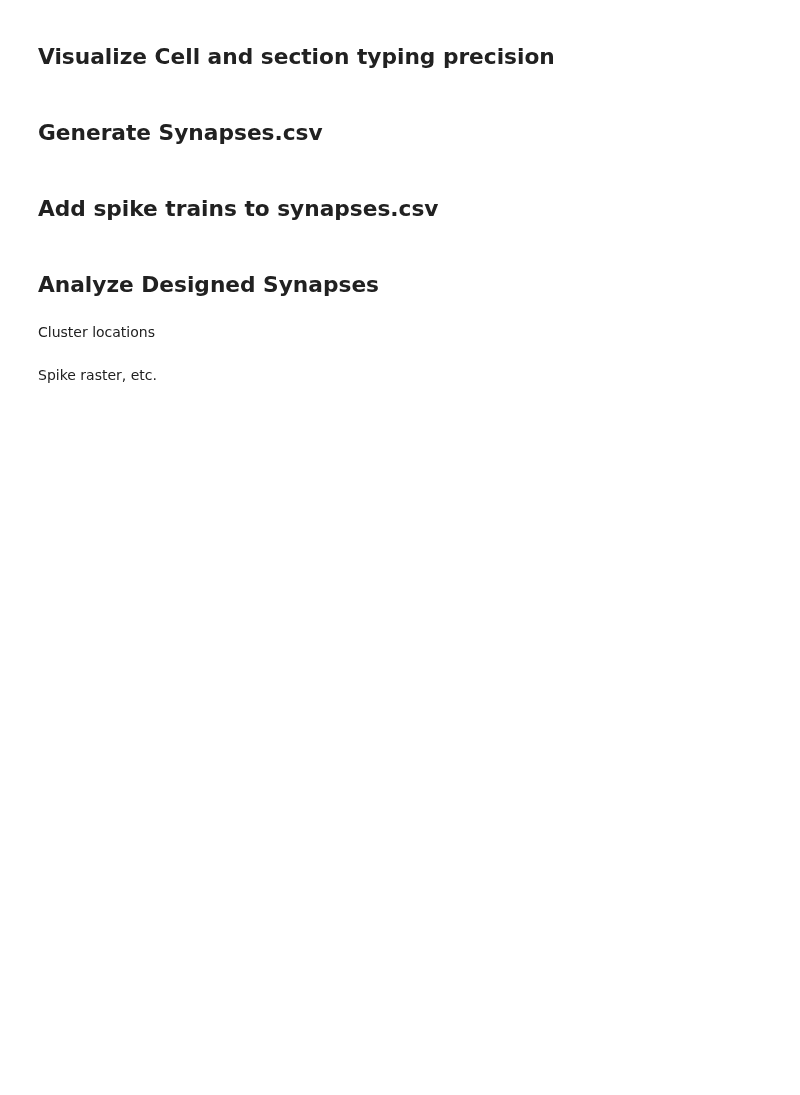
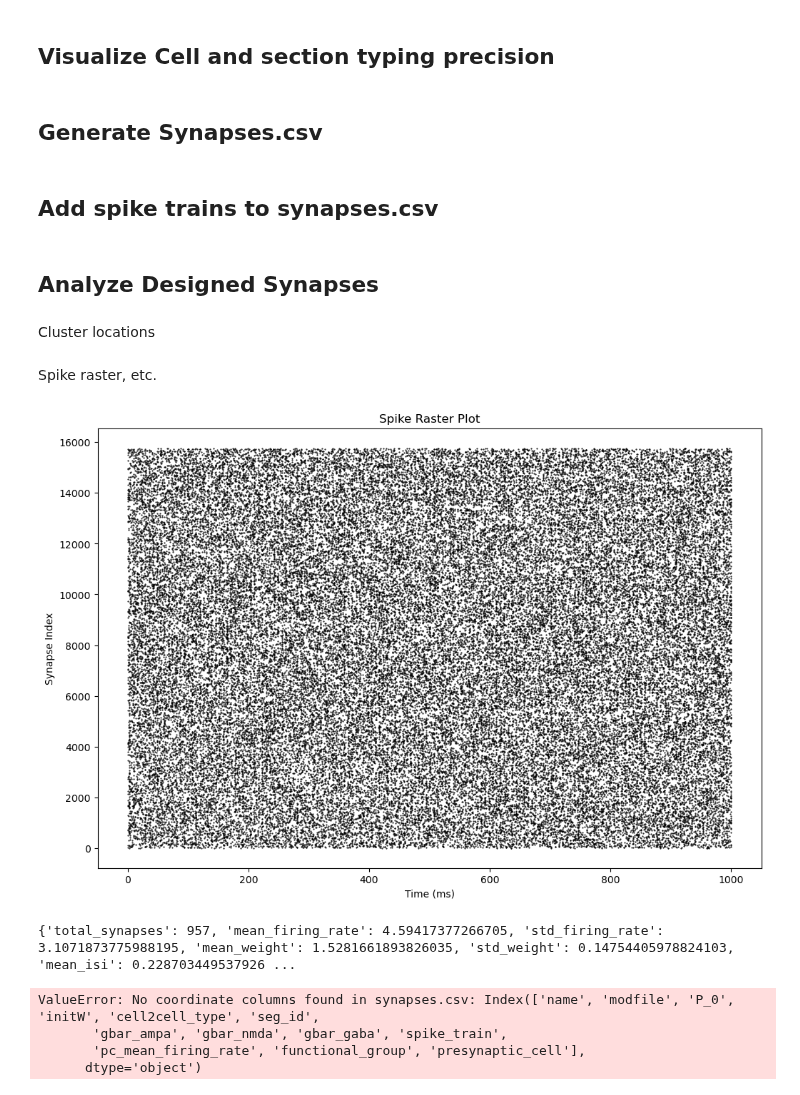
Before and after one commit to davidfague/Neural-Modeling, a Jupyter notebook: notebooks/AA_pre_sim.ipynb, the cells around one changed output. Saved outputs shown, nothing was run; the diff lists cells and outputs as text; code cells hidden in the pictures; blank space fills up the shorter version.

```diff
--- a/notebooks/AA_pre_sim.ipynb
+++ b/notebooks/AA_pre_sim.ipynb
@@ -47,0 +56,3 @@ simulator.sims_dir
+# %%
+sim_dir = os.path.join(simulator.sims_dir, simulator.sim_titles[0]) # choose first simulation directory for the example.
+sim_dir
@@ -213,32 +230,40 @@ for sec_type in parameters.inh_clustering.keys():
 # %% [markdown]
 Spike raster, etc.
 # %%
+from Modules.synapse_analysis import SynapseAnalyzer
 # Initialize the analyzer with your simulation directory
-analyzer = SynapseAnalyzer("path/to/sim/dir")
+analyzer = SynapseAnalyzer(sim_dir)
 
 # Generate a spike raster plot for excitatory synapses
 analyzer.plot_spike_raster(
     synapse_types=['exc'],
     time_window=(0, 1000),  # First second of simulation
     save_path='spike_raster.png'
 )
 
 # Get statistics for a specific functional group
 stats = analyzer.analyze_cluster_statistics(
     functional_group_id=0,
     synapse_type='exc'
 )
 print(stats)
 
 # Plot the spatial distribution of synapses
 analyzer.plot_cluster_spatial_distribution(
     synapse_type='exc',
     save_path='spatial_distribution.png'
 )
 
 # Analyze correlations between spike trains
 analyzer.plot_correlation_matrix(
     synapse_type='exc',
     time_window=(0, 1000),
     save_path='correlation_matrix.png'
 )
+# %% [output]
+[figure, added]
+{'total_synapses': 957, 'mean_firing_rate': 4.59417377266705, 'std_firing_rate': 3.1071873775988195, 'mean_weight': 1.5281661893826035, 'std_weight': 0.14754405978824103, 'mean_isi': 0.228703449537926 ...
+ValueError: No coordinate columns found in synapses.csv: Index(['name', 'modfile', 'P_0', 'initW', 'cell2cell_type', 'seg_id',
+       'gbar_ampa', 'gbar_nmda', 'gbar_gaba', 'spike_train',
+       'pc_mean_firing_rate', 'functional_group', 'presynaptic_cell'],
+      dtype='object')
```
Also changed, not shown: parts of 7 cells of this notebook, 2 other files.
